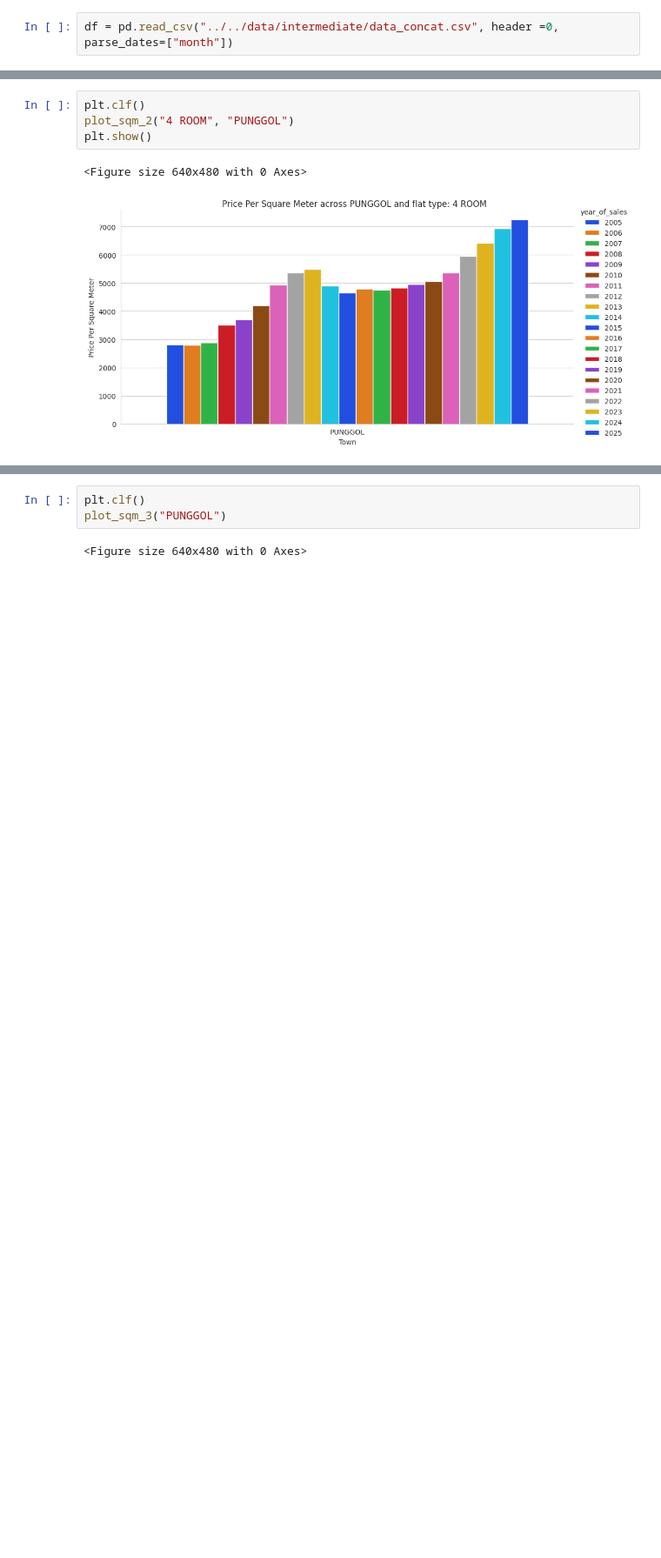
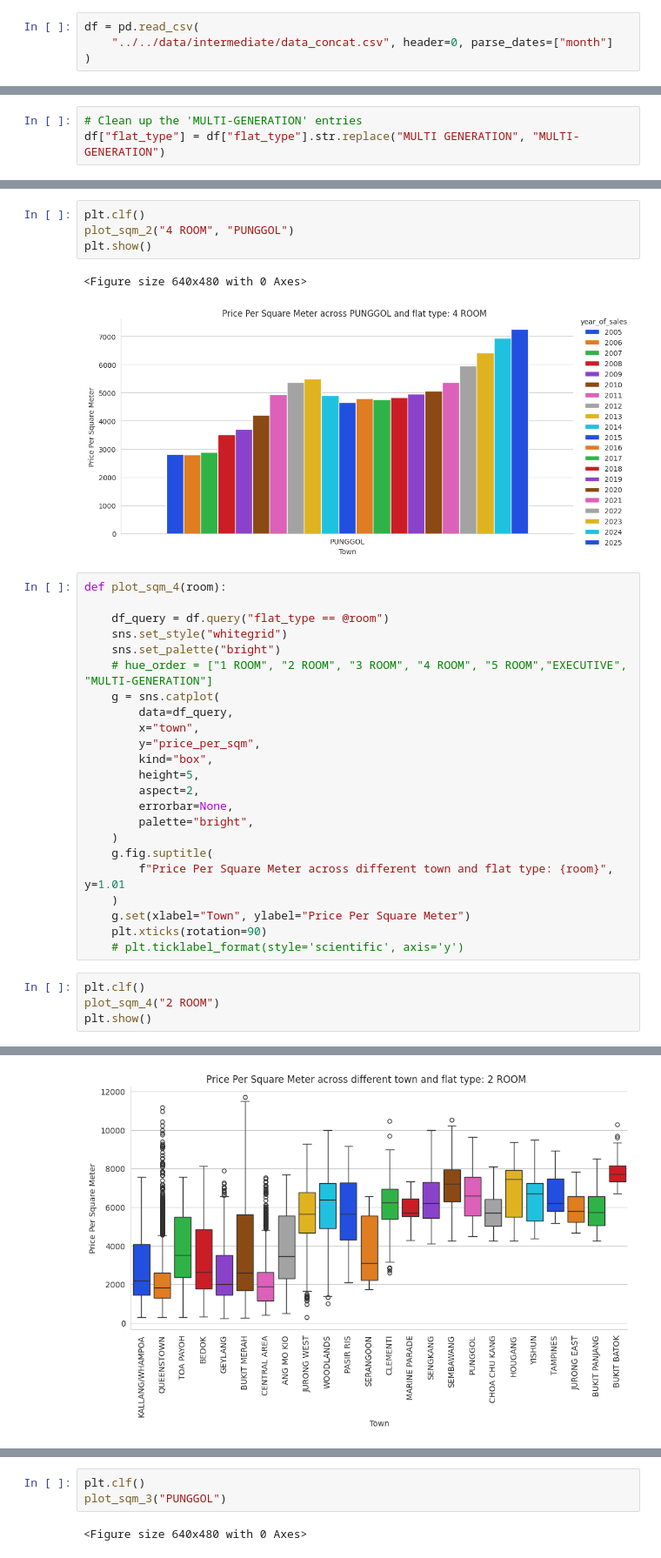
Before and after one commit to BlueSpirit1993/hdb_resale_chat_bot, a Jupyter notebook: notebooks/Boon_Kee/BK-hdb.ipynb, the cells around one changed output, grey strips where cells are left out. Shown at 87% size. Saved outputs shown, nothing was run; the diff lists cells and outputs as text; blank space fills up the shorter version.

```diff
--- a/notebooks/Boon_Kee/BK-hdb.ipynb
+++ b/notebooks/Boon_Kee/BK-hdb.ipynb
@@ -6,5 +31,7 @@ import seaborn as sns
 # %%
-df = pd.read_csv("../../data/intermediate/data_concat.csv", header =0, parse_dates=["month"])
+df = pd.read_csv(
+    "../../data/intermediate/data_concat.csv", header=0, parse_dates=["month"]
+)
 # %%
 df["year_of_sales"] = df["month"].dt.year
 df["month_of_sales"] = df["month"].dt.month
@@ -52,0 +113,3 @@ df.head()
+# %%
+# Clean up the 'MULTI-GENERATION' entries
+df["flat_type"] = df["flat_type"].str.replace("MULTI GENERATION", "MULTI-GENERATION")
@@ -88,3 +266,31 @@ plt.show()
 # %% [output]
 <Figure size 640x480 with 0 Axes>
 [figure]
+# %%
+def plot_sqm_4(room):
+
+    df_query = df.query("flat_type == @room")
+    sns.set_style("whitegrid")
+    sns.set_palette("bright")
+    # hue_order = ["1 ROOM", "2 ROOM", "3 ROOM", "4 ROOM", "5 ROOM","EXECUTIVE", "MULTI-GENERATION"]
+    g = sns.catplot(
+        data=df_query,
+        x="town",
+        y="price_per_sqm",
+        kind="box",
+        height=5,
+        aspect=2,
+        errorbar=None,
+        palette="bright",
+    )
+    g.fig.suptitle(
+        f"Price Per Square Meter across different town and flat type: {room}", y=1.01
+    )
+    g.set(xlabel="Town", ylabel="Price Per Square Meter")
+    plt.xticks(rotation=90)
+    # plt.ticklabel_format(style='scientific', axis='y')
+# %%
+plt.clf()
+plot_sqm_4("2 ROOM")
+plt.show()
+# %% [output]
@@ -90,0 +301 @@ plt.show()
+[figure, added]
```
Also changed, not shown: parts of 36 cells of this notebook, 1 other file.
